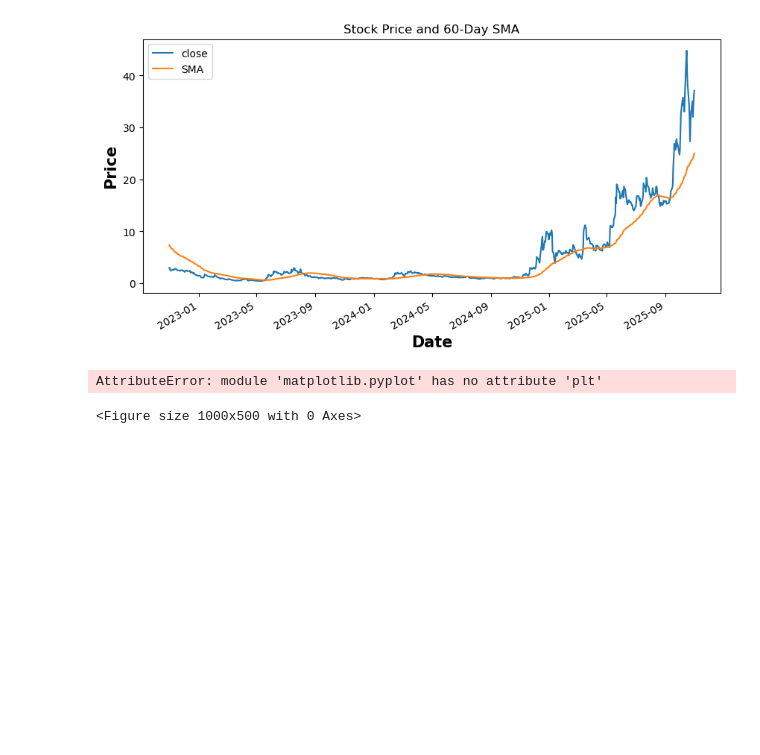
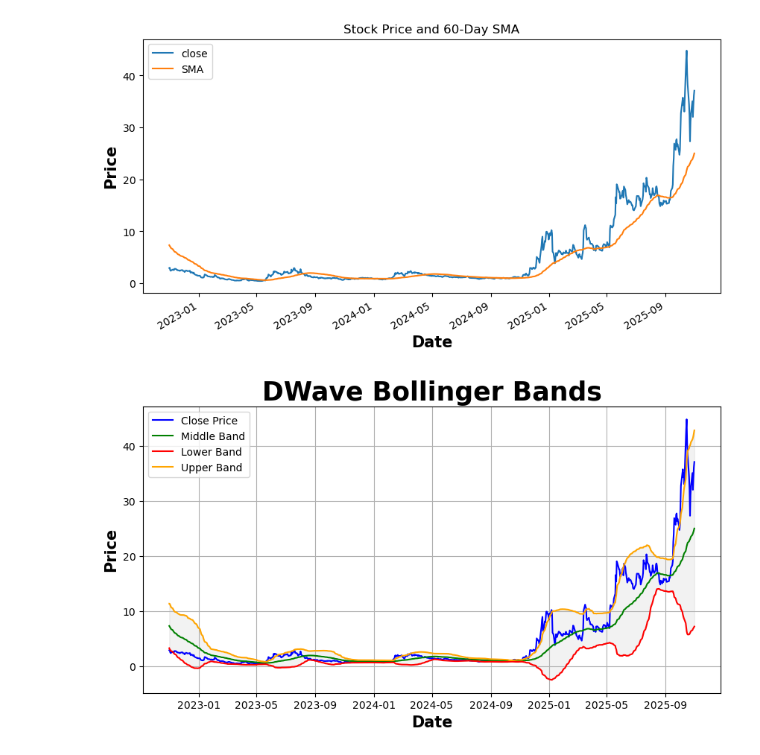
Before and after one commit to MWPerrineJr/my_portfolio, a Jupyter notebook: stock_analysis.ipynb, the cells around one changed output. Cells and saved outputs as stored; diff of their text form; code cells hidden in the pictures; blank space fills up the shorter version.

Commit message:
added bb graph

```diff
--- a/stock_analysis.ipynb
+++ b/stock_analysis.ipynb
@@ -194,18 +192,17 @@ plt.show()
 [figure]
 # %%
 plt.figure(figsize=(10,5))
-plt.plt(stock_qbts['close'], label = 'Close Price', color='blue')
+plt.plot(stock_qbts['close'], label = 'Close Price', color='blue')
 plt.plot(stock_qbts['Real Middle Band'], label = 'Middle Band', color = 'green')
 plt.plot(stock_qbts['Real Lower Band'], label = 'Lower Band', color = 'red')
 plt.plot(stock_qbts['Real Upper Band'], label = 'Upper Band', color = 'orange')
 plt.fill_between(stock_qbts.index, stock_qbts['Real Lower Band'],
 stock_qbts['Real Upper Band'], color = 'gray', alpha = 0.1)
 plt.title('DWave Bollinger Bands', fontsize = 25, weight = 'bold')
 plt.xlabel('Date', fontsize = 15, weight = 'bold')
 plt.ylabel('Price', fontsize = 15, weight = 'bold')
 plt.legend()
-plot.grid(True)
+plt.grid(True)
 plt.show()
 # %% [output]
-AttributeError: module 'matplotlib.pyplot' has no attribute 'plt'
-<Figure size 1000x500 with 0 Axes>
+[figure, added]
```
Also changed, not shown: parts of 1 cell of this notebook.
